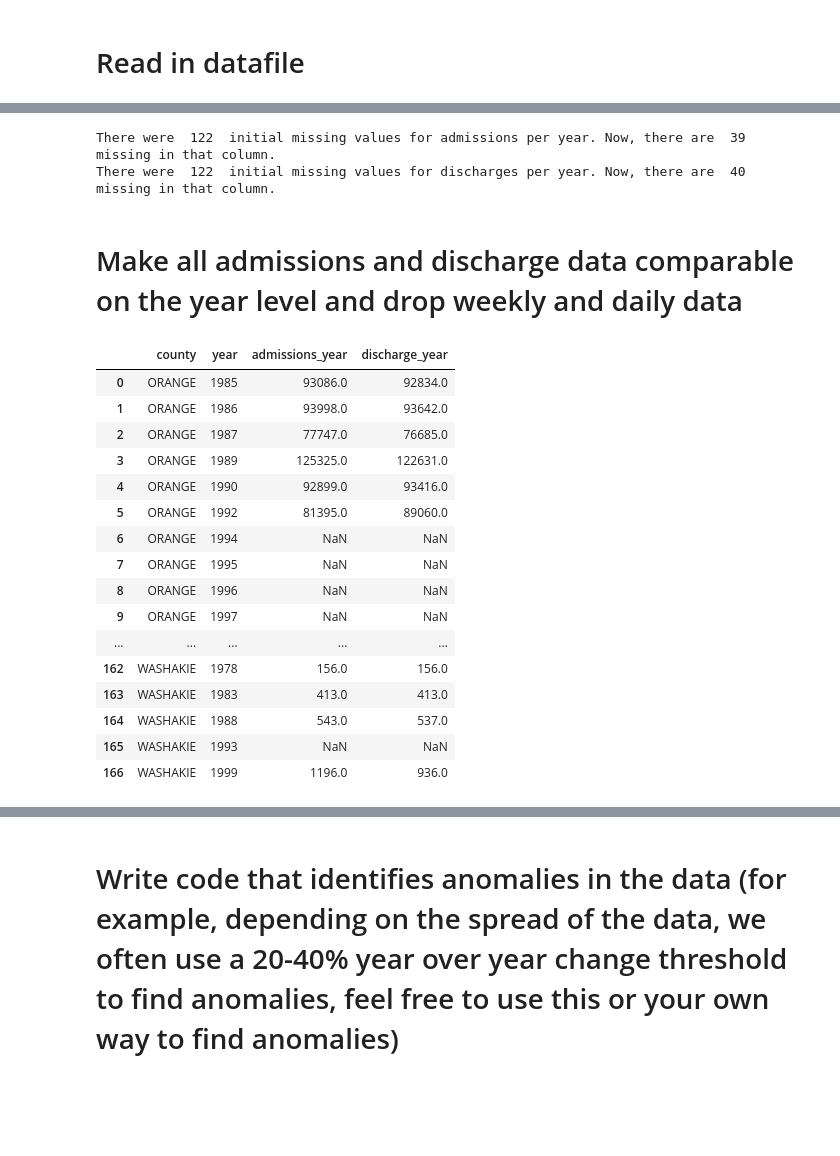
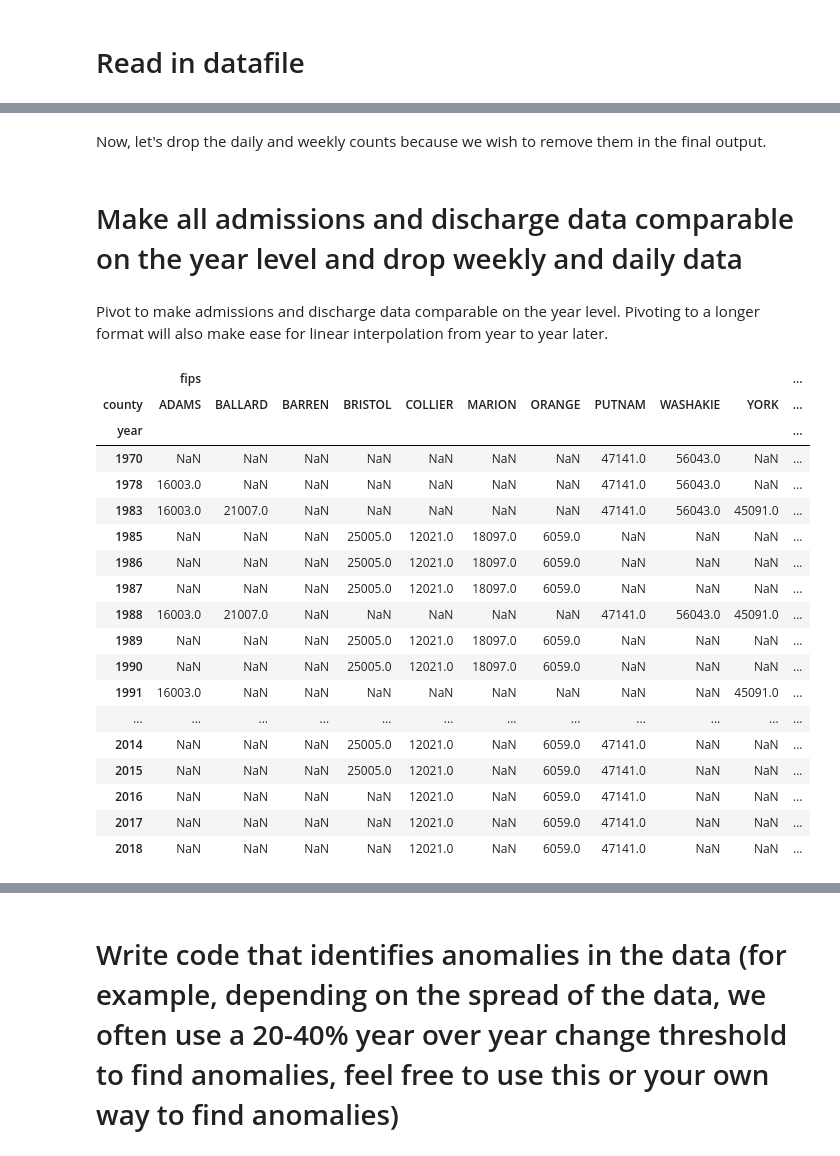
Before and after one commit to albertyusun/VeraInterview, a Jupyter notebook: clean.ipynb, the cells around one changed output, grey strips where cells are left out. Cells and saved outputs as stored; diff of their text form; code cells hidden in the pictures; blank space fills up the shorter version.

Commit message:
modified interpolation analysis

```diff
--- a/clean.ipynb
+++ b/clean.ipynb
@@ -11,3 +13,6 @@ df = pd.read_csv("rawJailDataIntern.csv")
+# %%
+df['county'] = df['facility_name'].str.split(' ').str[0] # use county name instead of FIPS
+df = df.drop(columns = ['facility_name'])
 # %%
 with pd.option_context('display.max_rows', None, 'display.max_columns', None):  # more options can be specified also
     display(df)
@@ -60,35 +76,36 @@ df['admissions_year'] = np.where(df.admissions_year.isnull(), df.admissions_day
 df['discharge_year'] = np.where(df.discharge_year.isnull(), df.discharge_week * 52, df.discharge_year)
 df['discharge_year'] = np.where(df.discharge_year.isnull(), df.discharge_day * 365, df.discharge_year)
-# %%
-# missing data in admissions_year
-print("There were ", initial_missing_ay, " initial missing values for admissions per year. Now, there are ", df.admissions_year.isna().sum(), " missing in that column.")
-print("There were ", initial_missing_dy, " initial missing values for discharges per year. Now, there are ", df.discharge_year.isna().sum(), " missing in that column.")
-# %% [output]
-There were  122  initial missing values for admissions per year. Now, there are  39  missing in that column.
-There were  122  initial missing values for discharges per year. Now, there are  40  missing in that column.
+# %% [markdown]
+Now, let's drop the daily and weekly counts because we wish to remove them in the final output.
+# %%
+df = df.drop(columns=['admissions_day', 'admissions_week', 'discharge_week', 'discharge_day'])
 # %% [markdown]
 # Make all admissions and discharge data comparable on the year level and drop weekly and daily data
+# %% [markdown]
+Pivot to make admissions and discharge data comparable on the year level. Pivoting to a longer format will also make ease for linear interpolation from year to year later.
 # %%
-# Select identifying columns and admissions/discharge counts for year
-df = df[['county', 'year', 'admissions_year', 'discharge_year']]
+admissions_plot = (df.pivot(index='year',
+                            columns='county'))
 
-with pd.option_context('display.max_rows', None, 'display.max_columns', None):  # more options can be specified also
-    display(df)
+with pd.option_context('display.max_rows', None, 'display.max_columns', None):
+    display(admissions_plot)
 # %% [output]
-|  | county | year | admissions_year | discharge_year |
-| 0 | ORANGE | 1985 | 93086.0 | 92834.0 |
-| 1 | ORANGE | 1986 | 93998.0 | 93642.0 |
-| 2 | ORANGE | 1987 | 77747.0 | 76685.0 |
-| 3 | ORANGE | 1989 | 125325.0 | 122631.0 |
-| 4 | ORANGE | 1990 | 92899.0 | 93416.0 |
-| 5 | ORANGE | 1992 | 81395.0 | 89060.0 |
-| 6 | ORANGE | 1994 | NaN | NaN |
-| 7 | ORANGE | 1995 | NaN | NaN |
-| 8 | ORANGE | 1996 | NaN | NaN |
-| 9 | ORANGE | 1997 | NaN | NaN |
-| ... | ... | ... | ... | ... |
-| 162 | WASHAKIE | 1978 | 156.0 | 156.0 |
-| 163 | WASHAKIE | 1983 | 413.0 | 413.0 |
-| 164 | WASHAKIE | 1988 | 543.0 | 537.0 |
-| 165 | WASHAKIE | 1993 | NaN | NaN |
-| 166 | WASHAKIE | 1999 | 1196.0 | 936.0 |
+|  | fips |  |  |  |  |  |  |  |  |  | ... |
+| county | ADAMS | BALLARD | BARREN | BRISTOL | COLLIER | MARION | ORANGE | PUTNAM | WASHAKIE | YORK | ... |
+| year |  |  |  |  |  |  |  |  |  |  | ... |
+| 1970 | NaN | NaN | NaN | NaN | NaN | NaN | NaN | 47141.0 | 56043.0 | NaN | ... |
+| 1978 | 16003.0 | NaN | NaN | NaN | NaN | NaN | NaN | 47141.0 | 56043.0 | NaN | ... |
+| 1983 | 16003.0 | 21007.0 | NaN | NaN | NaN | NaN | NaN | 47141.0 | 56043.0 | 45091.0 | ... |
+| 1985 | NaN | NaN | NaN | 25005.0 | 12021.0 | 18097.0 | 6059.0 | NaN | NaN | NaN | ... |
+| 1986 | NaN | NaN | NaN | 25005.0 | 12021.0 | 18097.0 | 6059.0 | NaN | NaN | NaN | ... |
+| 1987 | NaN | NaN | NaN | 25005.0 | 12021.0 | 18097.0 | 6059.0 | NaN | NaN | NaN | ... |
+| 1988 | 16003.0 | 21007.0 | NaN | NaN | NaN | NaN | NaN | 47141.0 | 56043.0 | 45091.0 | ... |
+| 1989 | NaN | NaN | NaN | 25005.0 | 12021.0 | 18097.0 | 6059.0 | NaN | NaN | NaN | ... |
+| 1990 | NaN | NaN | NaN | 25005.0 | 12021.0 | 18097.0 | 6059.0 | NaN | NaN | NaN | ... |
+| 1991 | 16003.0 | NaN | NaN | NaN | NaN | NaN | NaN | NaN | NaN | 45091.0 | ... |
+| ... | ... | ... | ... | ... | ... | ... | ... | ... | ... | ... | ... |
+| 2014 | NaN | NaN | NaN | 25005.0 | 12021.0 | NaN | 6059.0 | 47141.0 | NaN | NaN | ... |
+| 2015 | NaN | NaN | NaN | 25005.0 | 12021.0 | NaN | 6059.0 | 47141.0 | NaN | NaN | ... |
+| 2016 | NaN | NaN | NaN | NaN | 12021.0 | NaN | 6059.0 | 47141.0 | NaN | NaN | ... |
+| 2017 | NaN | NaN | NaN | NaN | 12021.0 | NaN | 6059.0 | 47141.0 | NaN | NaN | ... |
+| 2018 | NaN | NaN | NaN | NaN | 12021.0 | NaN | 6059.0 | 47141.0 | NaN | NaN | ... |
```
Also changed, not shown: parts of 36 cells of this notebook, 3 other files.
